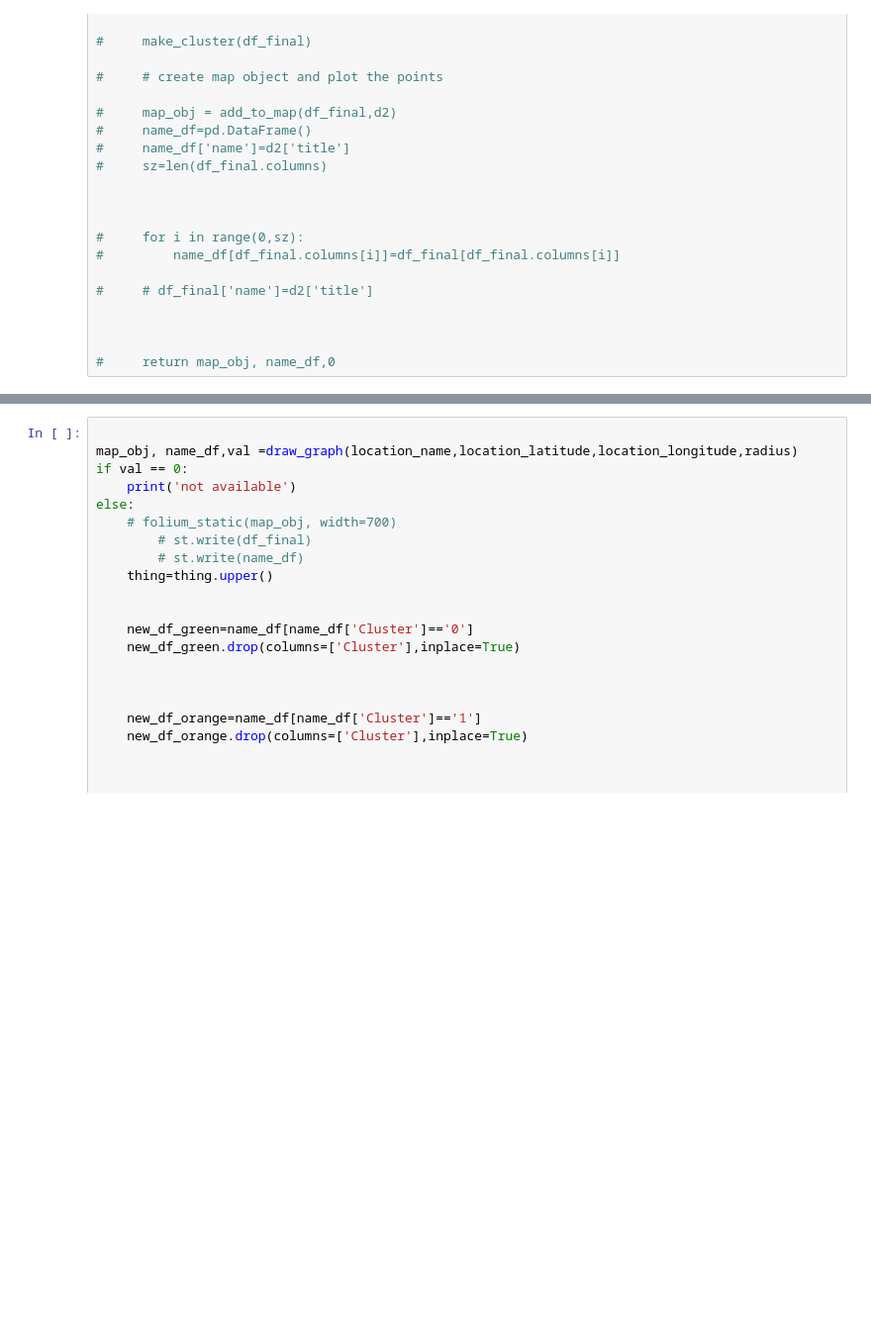
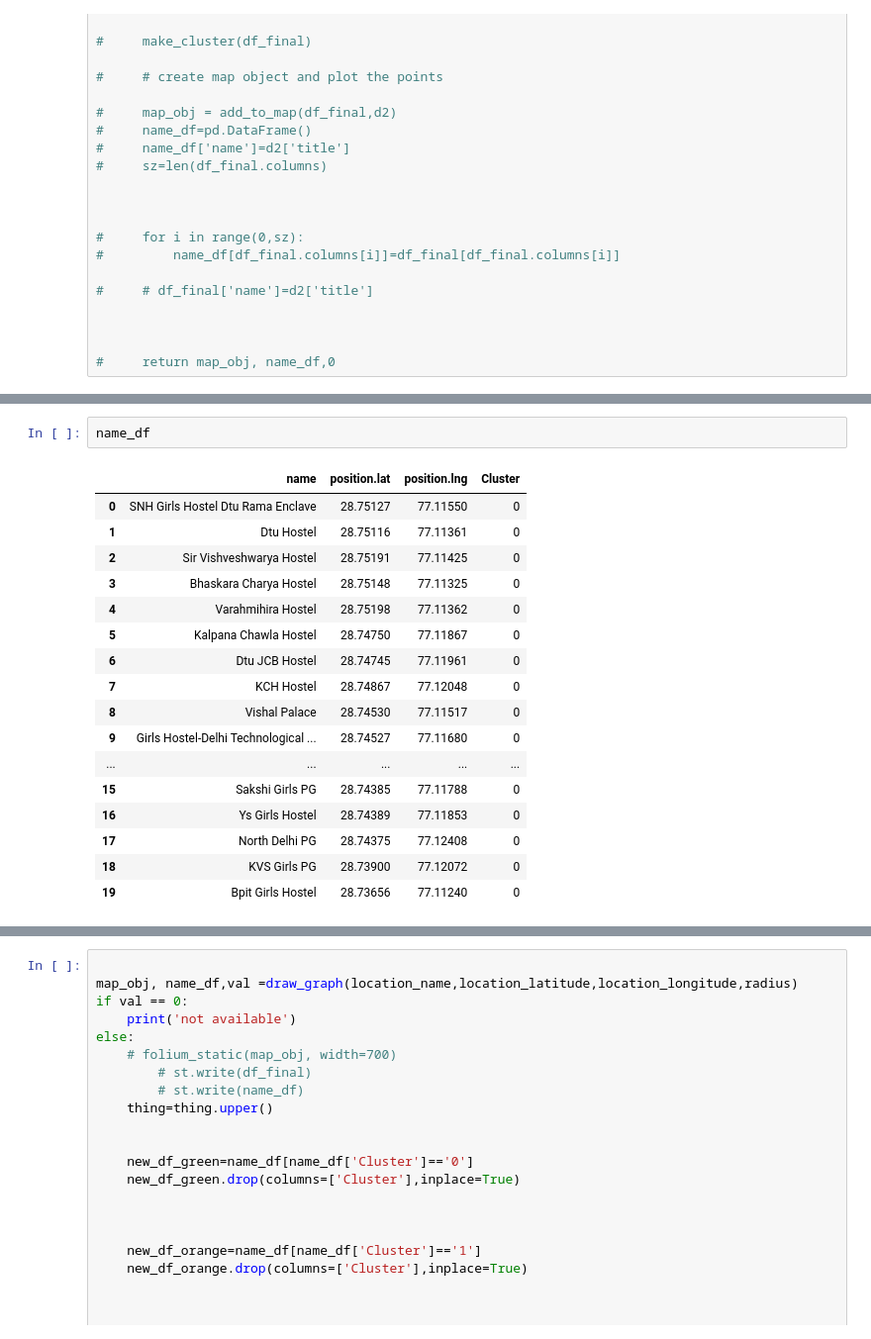
Before and after one commit to meyank0505garg/geolocational-data-analysis, a Jupyter notebook: data_cleaning.ipynb, the cells around one changed output, grey strips where cells are left out. Shown at 99% size. Cells and saved outputs as stored; diff of their text form; blank space fills up the shorter version.

```diff
--- a/data_cleaning.ipynb
+++ b/data_cleaning.ipynb
@@ -206,0 +238,20 @@ d2
+# %%
+name_df
+# %% [output]
+|  | name | position.lat | position.lng | Cluster |
+| 0 | SNH Girls Hostel Dtu Rama Enclave | 28.75127 | 77.11550 | 0 |
+| 1 | Dtu Hostel | 28.75116 | 77.11361 | 0 |
+| 2 | Sir Vishveshwarya Hostel | 28.75191 | 77.11425 | 0 |
+| 3 | Bhaskara Charya Hostel | 28.75148 | 77.11325 | 0 |
+| 4 | Varahmihira Hostel | 28.75198 | 77.11362 | 0 |
+| 5 | Kalpana Chawla Hostel | 28.74750 | 77.11867 | 0 |
+| 6 | Dtu JCB Hostel | 28.74745 | 77.11961 | 0 |
+| 7 | KCH Hostel | 28.74867 | 77.12048 | 0 |
+| 8 | Vishal Palace | 28.74530 | 77.11517 | 0 |
+| 9 | Girls Hostel-Delhi Technological ... | 28.74527 | 77.11680 | 0 |
+| ... | ... | ... | ... | ... |
+| 15 | Sakshi Girls PG | 28.74385 | 77.11788 | 0 |
+| 16 | Ys Girls Hostel | 28.74389 | 77.11853 | 0 |
+| 17 | North Delhi PG | 28.74375 | 77.12408 | 0 |
+| 18 | KVS Girls PG | 28.73900 | 77.12072 | 0 |
+| 19 | Bpit Girls Hostel | 28.73656 | 77.11240 | 0 |
```
Also changed, not shown: parts of 7 cells of this notebook, 1 other file.
